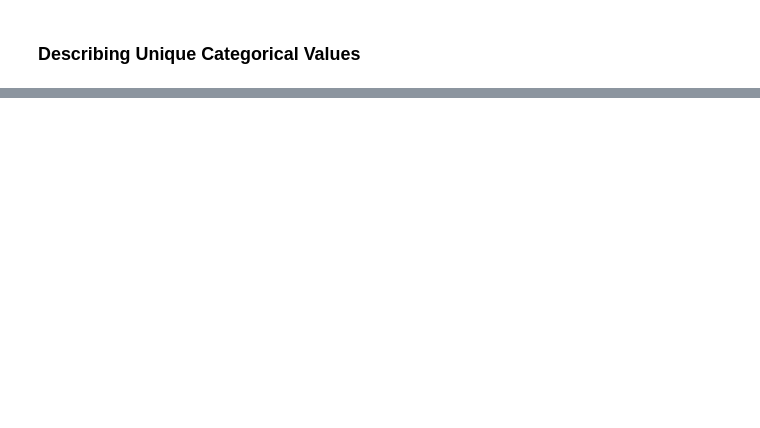
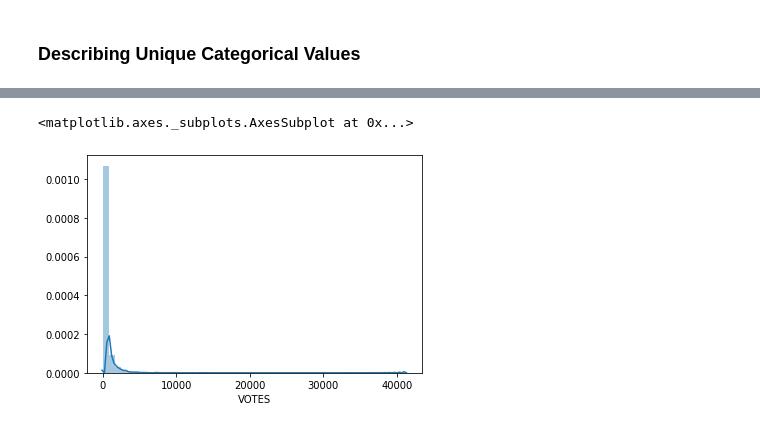
Before and after one commit to jazzcod/DataTrained_Evaluation_Projects, a Jupyter notebook: Evaluation_Project_8_Restaurants_Price.ipynb, the cells around one changed output, grey strips where cells are left out. Cells and saved outputs as stored; diff of their text form; code cells hidden in the pictures; blank space fills up the shorter version.

```diff
--- a/Evaluation_Project_8_Restaurants_Price.ipynb
+++ b/Evaluation_Project_8_Restaurants_Price.ipynb
@@ -256,0 +975,5 @@ KeyError: 'Qualification'
+# %%
+sns.distplot(new_ds_res_train["VOTES"])
+# %% [output]
+<matplotlib.axes._subplots.AxesSubplot at 0x...>
+[figure, added]
```
Also changed, not shown: parts of 95 cells of this notebook.
